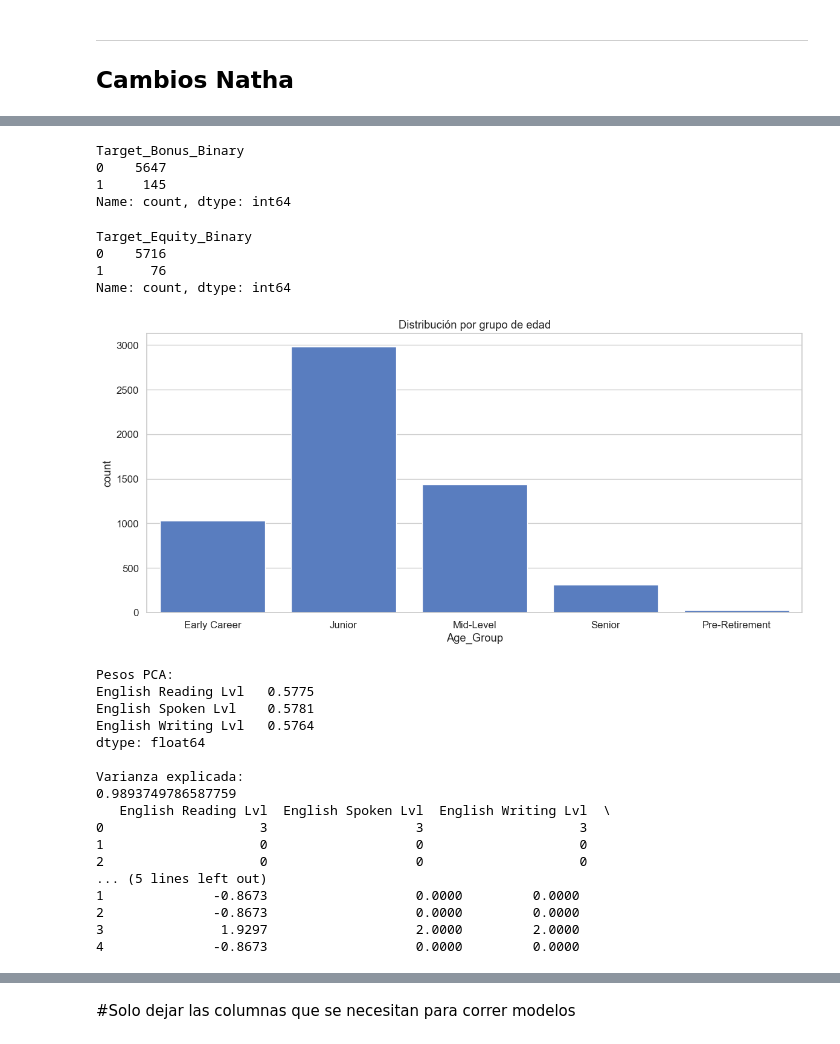
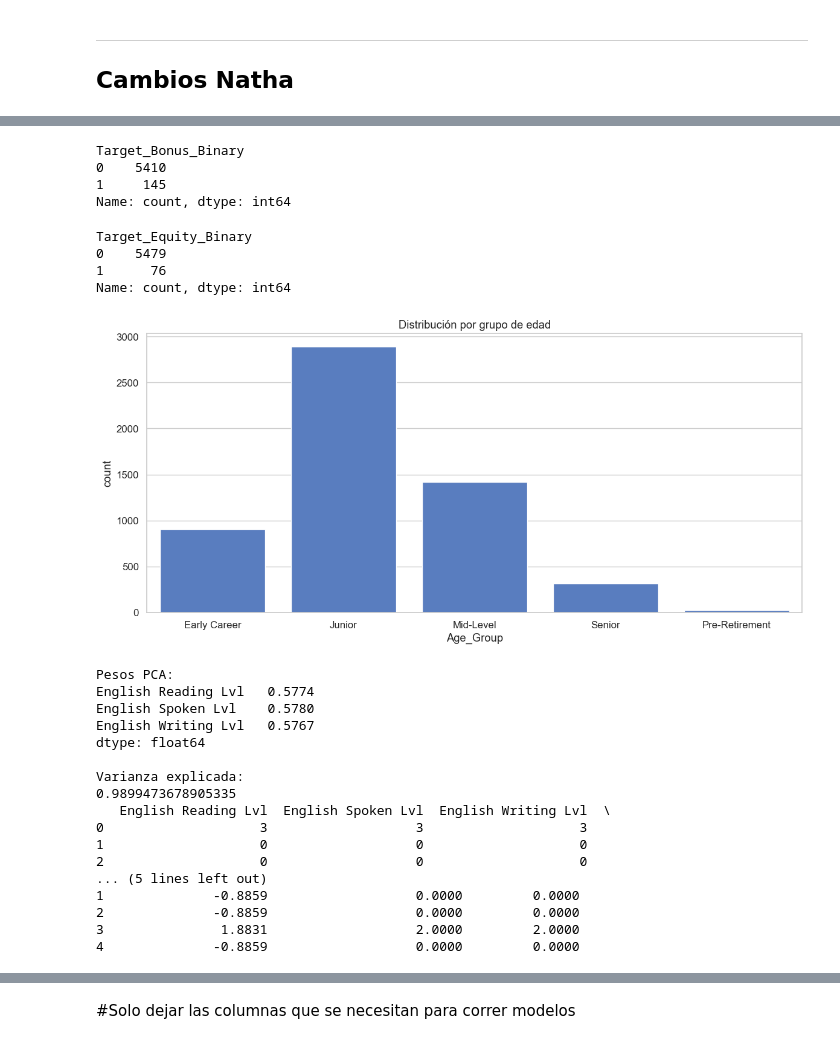
Before and after one commit to karenduque0411/tesis_maestria, a Jupyter notebook: notebooks/00-eda.ipynb, the cells around one changed output, grey strips where cells are left out. Drawn from its saved outputs; the diff is of its cells as text; code cells hidden in the pictures.

```diff
--- a/notebooks/00-eda.ipynb
+++ b/notebooks/00-eda.ipynb
@@ -1077,26 +1193,26 @@ Los resultados de las estadisticas en años evidencian que la mayoría de la rot
 FECHA_CORTE = pd.Timestamp('2025-12-31')
 DIAS_PRUEBA = 61  # 2 meses ≈ 61 días
 
-df['Hire Date'] = pd.to_datetime(df['Hire Date'], errors='coerce')
-df['Termination Date'] = pd.to_datetime(df['Termination Date'], errors='coerce')
+df_fulltime['Hire Date'] = pd.to_datetime(df_fulltime['Hire Date'], errors='coerce')
+df_fulltime['Termination Date'] = pd.to_datetime(df_fulltime['Termination Date'], errors='coerce')
 
 # Fecha fin: salida real o fecha de corte si está activo
-df['Fecha_Fin'] = df['Termination Date'].fillna(FECHA_CORTE)
+df_fulltime['Fecha_Fin'] = df_fulltime['Termination Date'].fillna(FECHA_CORTE)
 
 # Calcular días en la empresa
-df['Dias_Empresa'] = (df['Fecha_Fin'] - df['Hire Date']).dt.days
+df_fulltime['Dias_Empresa'] = (df_fulltime['Fecha_Fin'] - df_fulltime['Hire Date']).dt.days
 
 # Calcular si pasó el periodo de prueba
-df['PasoPeriodoPrueba_Calc'] = (df['Dias_Empresa'] >= DIAS_PRUEBA).map({True: 'Yes', False: 'No'})
+df_fulltime['PasoPeriodoPrueba_Calc'] = (df_fulltime['Dias_Empresa'] >= DIAS_PRUEBA).map({True: 'Yes', False: 'No'})
 
 # Comparar con variable original
 print("Variable original vs calculada:")
-print(pd.crosstab(df['Probation Period Completed'],
-                  df['PasoPeriodoPrueba_Calc'],
+print(pd.crosstab(df_fulltime['Probation Period Completed'],
+                  df_fulltime['PasoPeriodoPrueba_Calc'],
                   margins=True))
 
 print("\nDistribución variable calculada:")
-print(df['PasoPeriodoPrueba_Calc'].value_counts())
+print(df_fulltime['PasoPeriodoPrueba_Calc'].value_counts())
 # %% [output]
 Variable original vs calculada:
 PasoPeriodoPrueba_Calc       No   Yes   All
@@ -1126,10 +1242,10 @@ Para la edad, podemos hacer agrupaciones: centenials, milenials, boomers, etc.
 ## Cambios Natha
 # %%
 ###cambiar target equity a binario
-df["Target_Equity_Binary"] = (df["Target Equity %"] > 0).astype(int)
+df_fulltime["Target_Equity_Binary"] = (df_fulltime["Target Equity %"] > 0).astype(int)
 # %%
 ###cambiar target equity a binario
-df["Target_Bonus_Binary"] = (df["Target Bonus %"] > 0).astype(int)
+df_fulltime["Target_Bonus_Binary"] = (df_fulltime["Target Bonus %"] > 0).astype(int)
 # %%
 ## Edad
 def segmentar_edad(x):
@@ -1144,4 +1260,4 @@ def segmentar_edad(x):
     else:
         return "Pre-Retirement"
 
-df["Age_Group"] = df["AGE"].apply(segmentar_edad)
+df_fulltime["Age_Group"] = df_fulltime["AGE"].apply(segmentar_edad)
@@ -1164,26 +1280,26 @@ df
 # %%
-df["Target_Bonus_Binary"].value_counts()
+df_fulltime["Target_Bonus_Binary"].value_counts()
 # %% [output]
 Target_Bonus_Binary
-0    5647
+0    5410
 1     145
 Name: count, dtype: int64
 # %%
-df["Target_Equity_Binary"].value_counts()
+df_fulltime["Target_Equity_Binary"].value_counts()
 # %% [output]
 Target_Equity_Binary
-0    5716
+0    5479
 1      76
 Name: count, dtype: int64
 # %%
 ## Distribución por grupo de edad
 order = ["Early Career", "Junior", "Mid-Level", "Senior", "Pre-Retirement"]
 
-sns.countplot(x=df["Age_Group"], order=order)
+sns.countplot(x=df_fulltime["Age_Group"], order=order)
 plt.title("Distribución por grupo de edad")
 plt.show()
 # %% [output]
-[figure, old version]
+[figure, new version]
 # %%
 import pandas as pd
 from sklearn.preprocessing import StandardScaler
@@ -1196,10 +1312,10 @@ cols = ["English Reading Lvl", "English Spoken Lvl", "English Writing Lvl"]
 
 # Asegurar que sean numéricas
 for col in cols:
-    df[col] = pd.to_numeric(df[col], errors="coerce")
+    df_fulltime[col] = pd.to_numeric(df_fulltime[col], errors="coerce")
 
 # Eliminar nulos en esas columnas
-df_pca = df.dropna(subset=cols).copy()
+df_pca = df_fulltime.dropna(subset=cols).copy()
 
 # ==========================================
 # 3. PCA
@@ -1229,33 +1345,33 @@ df_pca["English_Level_Index_0_4"] = (
 ) * 4
 
 # ==========================================
-# 5. VOLVER A LA BASE ORIGINAL
+# 5. VOLVER A LA BASE FULL TIME ← CORRECCIÓN
 # ==========================================
-df.loc[df_pca.index, "English_Level_Index"] = df_pca["English_Level_Index"]
-df.loc[df_pca.index, "English_Level_Index_0_4"] = df_pca["English_Level_Index_0_4"]
+df_fulltime.loc[df_pca.index, "English_Level_Index"] = df_pca["English_Level_Index"]
+df_fulltime.loc[df_pca.index, "English_Level_Index_0_4"] = df_pca["English_Level_Index_0_4"]
 
-# Opcional: dejar una sola columna final más limpia
-df["English_Level"] = df["English_Level_Index_0_4"]
+# Columna final limpia
+df_fulltime["English_Level"] = df_fulltime["English_Level_Index_0_4"]
 
 # ==========================================
 # 6. VER RESULTADOS
 # ==========================================
-print(df[cols + ["English_Level_Index", "English_Level_Index_0_4", "English_Level"]].head())
+print(df_fulltime[cols + ["English_Level_Index", "English_Level_Index_0_4", "English_Level"]].head())
 # %% [output]
 Pesos PCA:
-English Reading Lvl   0.5775
-English Spoken Lvl    0.5781
-English Writing Lvl   0.5764
+English Reading Lvl   0.5774
+English Spoken Lvl    0.5780
+English Writing Lvl   0.5767
 dtype: float64
 
 Varianza explicada:
-0.9893749786587759
+0.9899473678905335
    English Reading Lvl  English Spoken Lvl  English Writing Lvl  \
 0                    3                   3                    3
 1                    0                   0                    0
 2                    0                   0                    0
 ... (5 lines left out)
-1              -0.8673                   0.0000         0.0000
-2              -0.8673                   0.0000         0.0000
-3               1.9297                   2.0000         2.0000
-4              -0.8673                   0.0000         0.0000
+1              -0.8859                   0.0000         0.0000
+2              -0.8859                   0.0000         0.0000
+3               1.8831                   2.0000         2.0000
+4              -0.8859                   0.0000         0.0000
```
Also changed, not shown: parts of 19 cells of this notebook.
